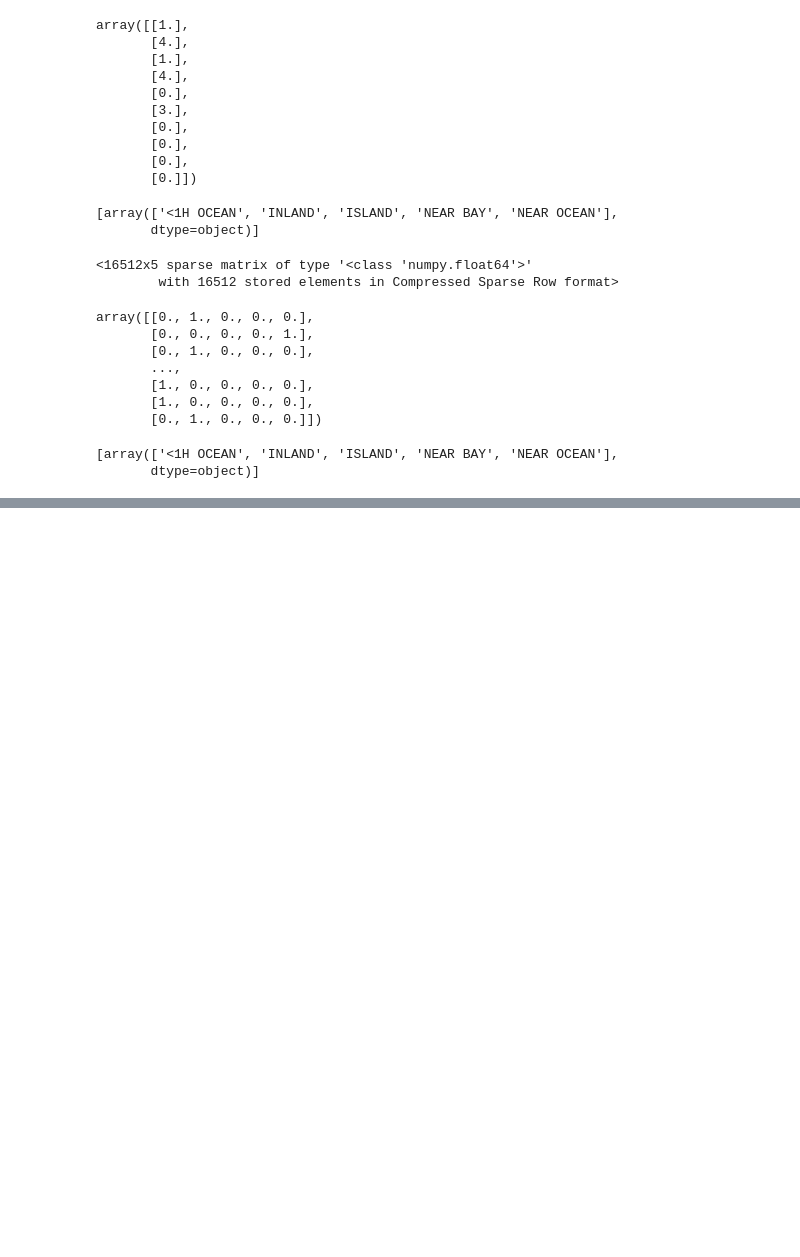
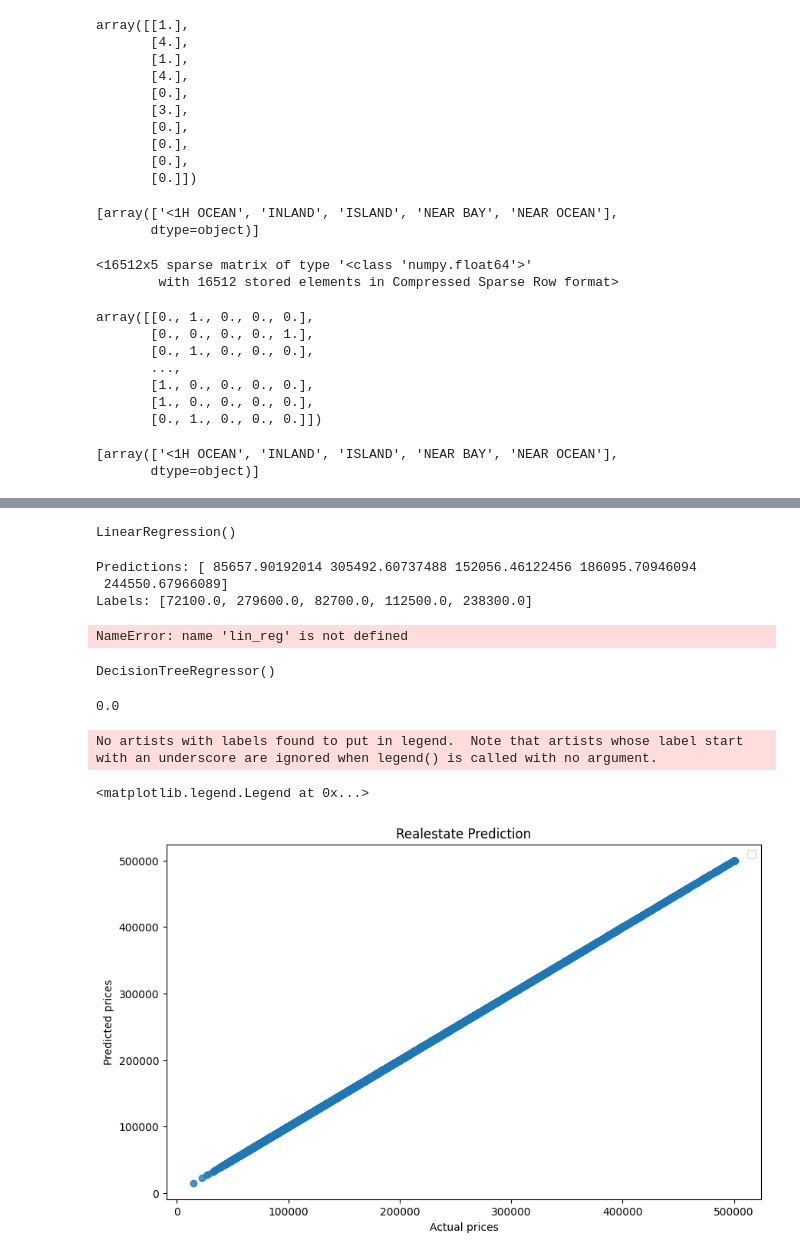
Before and after one commit to afreediz/AI_learn, a Jupyter notebook: housing.ipynb, the cells around one changed output, grey strips where cells are left out. Drawn from its saved outputs; the diff is of its cells as text; code cells hidden in the pictures; blank space fills up the shorter version.

```diff
--- a/housing.ipynb
+++ b/housing.ipynb
@@ -226,0 +237,67 @@ housing_extra_attr = attr_adder.transform(housing.values)
+# %%
+from sklearn.compose import ColumnTransformer
+
+num_attrs = list(housing_num)
+cat_attrs = ["ocean_proximity"]
+
+full_pipeline = ColumnTransformer([
+    ("num", num_pipeline, num_attrs),
+    ("cat", OneHotEncoder(), cat_attrs)
+])
+
+housing_prepared = full_pipeline.fit_transform(housing)
+# %%
+from sklearn.linear_model import LinearRegression
+
+lin_reg = LinearRegression()
+lin_reg.fit(housing_prepared, housing_labels)
+# %% [output]
+LinearRegression()
+# %%
+# let's try the full preprocessing pipeline on a few training instances
+some_data = housing.iloc[:5]
+some_labels = housing_labels.iloc[:5]
+some_data_prepared = full_pipeline.transform(some_data)
+
+print("Predictions:", lin_reg.predict(some_data_prepared))
+print("Labels:", list(some_labels))
+# %% [output]
+Predictions: [ 85657.90192014 305492.60737488 152056.46122456 186095.70946094
+ 244550.67966089]
+Labels: [72100.0, 279600.0, 82700.0, 112500.0, 238300.0]
+# %%
+from sklearn.metrics import mean_squared_error
+
+housing_prediction = lin_reg.predict(housing_prepared)
+lin_mse = mean_squared_error(housing_labels, housing_prediction)
+lin_mse = np.sqrt(lin_mse)
+lin_mse
+# %% [output]
+NameError: name 'lin_reg' is not defined
+# %%
+from sklearn.tree import DecisionTreeRegressor
+
+tree_reg = DecisionTreeRegressor()
+tree_reg.fit(housing_prepared, housing_labels)
+# %% [output]
+DecisionTreeRegressor()
+# %%
+from sklearn.metrics import mean_squared_error
+
+housing_prediction = tree_reg.predict(housing_prepared)
+tree_mse = mean_squared_error(housing_labels, housing_prediction)
+tree_rmse = np.sqrt(tree_mse)
+tree_rmse
+# %% [output]
+0.0
+# %%
+plt.figure(figsize=(10, 6))
+plt.scatter(housing_labels, housing_prediction, alpha=0.4)
+plt.xlabel("Actual prices")
+plt.title("Realestate Prediction")
+plt.ylabel("Predicted prices")
+plt.legend()
+# %% [output]
+No artists with labels found to put in legend.  Note that artists whose label start with an underscore are ignored when legend() is called with no argument.
+<matplotlib.legend.Legend at 0x...>
+[figure, added]
```
Also changed, not shown: parts of 15 cells of this notebook, 2 other files.
